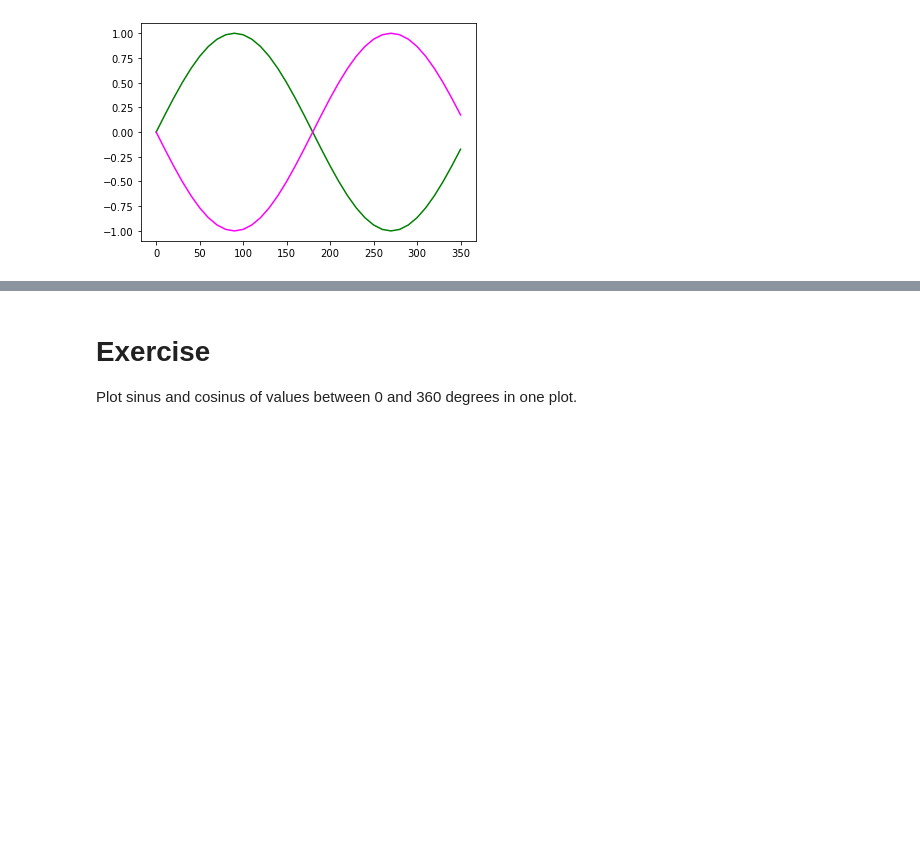
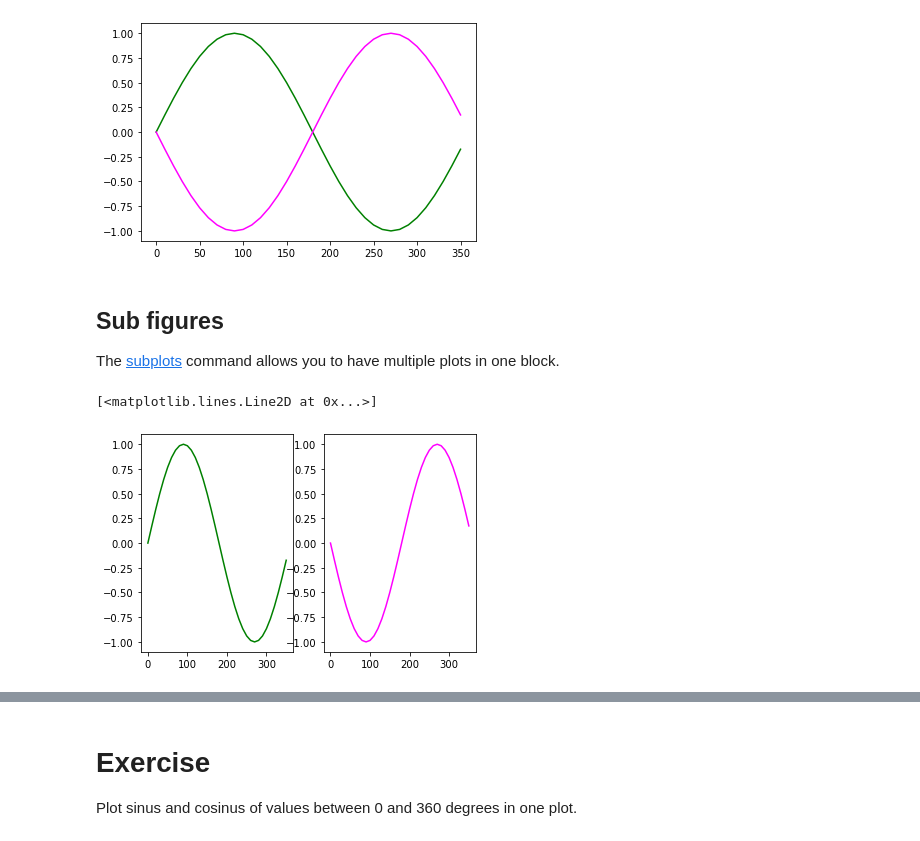
Before and after one commit to BiAPoL/Bio-image_Analysis_with_Python, a Jupyter notebook: python_basics/11_plotting.ipynb, the cells around one changed output, grey strips where cells are left out. Saved outputs shown, nothing was run; the diff lists cells and outputs as text; code cells hidden in the pictures; blank space fills up the shorter version.

Commit message:
added image processing basics, visualization and filtering

```diff
--- a/python_basics/11_plotting.ipynb
+++ b/python_basics/11_plotting.ipynb
@@ -52,3 +52,14 @@ plt.plot(x_values, neg_y_values, color='magenta')
 # %% [output]
 [<matplotlib.lines.Line2D at 0x...>]
 [figure]
+# %% [markdown]
+## Sub figures
+The [subplots](https://matplotlib.org/3.1.0/gallery/subplots_axes_and_figures/subplots_demo.html) command allows you to have multiple plots in one block.
+# %%
+fig,axs = plt.subplots(1, 2)
+
+axs[0].plot(x_values, y_values, color='green')
+axs[1].plot(x_values, neg_y_values, color='magenta')
+# %% [output]
+[<matplotlib.lines.Line2D at 0x...>]
+[figure, added]
```
Also changed, not shown: parts of 1 cell of this notebook, 18 other files.
